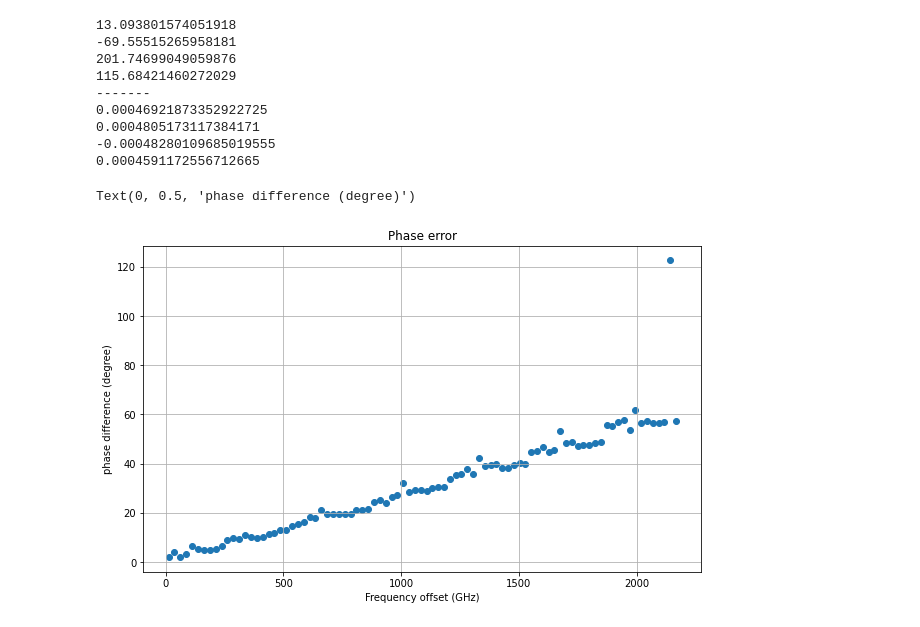
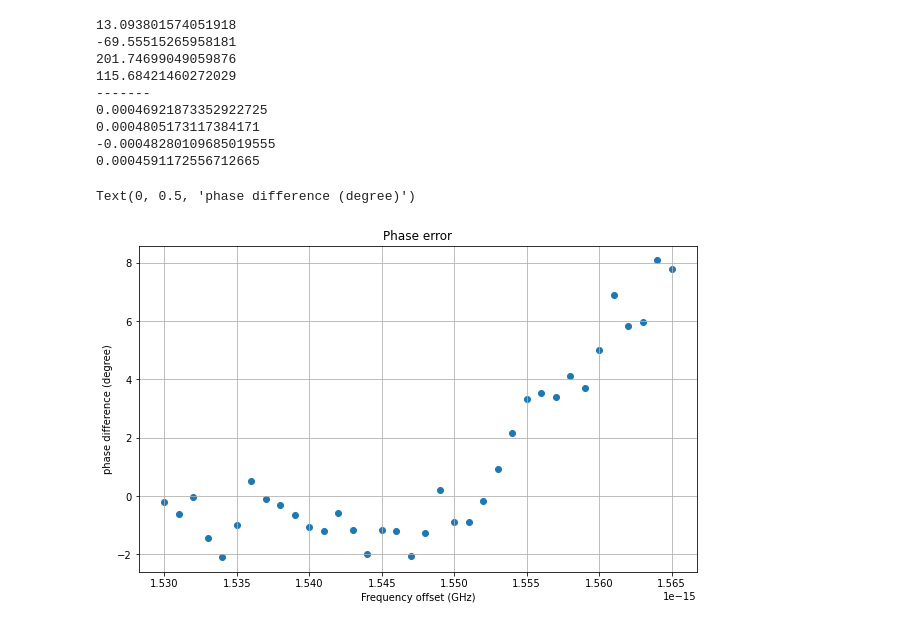
Before and after one commit to CaioRodrigues200/Photonics-training, a Jupyter notebook: Projects/Hybrid4x4/InterconnectFiles/MMI4x4_Interconnect.ipynb, the cells around one changed output. Cells and saved outputs as stored; diff of their text form; code cells hidden in the pictures.

```diff
--- a/Projects/Hybrid4x4/InterconnectFiles/MMI4x4_Interconnect.ipynb
+++ b/Projects/Hybrid4x4/InterconnectFiles/MMI4x4_Interconnect.ipynb
@@ -126,43 +126,53 @@ print(fit_QP['amp'])
 -0.00048280109685019555
 0.0004591172556712665
 # %%
-LaserArray = np.arange(1547.6e-9 , 1565e-9, 0.2e-9)
-PhaseArray = np.zeros((len(LaserArray)))
-FreqArray = abs(c/LaserArray - c/1547.5e-9)
+c = 299792458
+CFreqArray = np.arange(1530e-9 , 1565e-9, 1e-9)
+PError = np.zeros(len(CFreqArray))
 
-for i in range(len(LaserArray)):
+for j in range(len(CFreqArray)):
+    LaserArray = np.arange(CFreqArray[j]+0.25e-9 , CFreqArray[j]+20e-9, 0.25e-9)
+    PhaseArray = np.zeros((len(LaserArray)))
+    FreqArray = abs(c/LaserArray - c/CFreqArray[j])
     mmi.switchtodesign()
-    mmi.setnamed("CWL_1","frequency",c/LaserArray[i])
-    mmi.run()
+    mmi.setnamed("CWL_2","frequency",c/CFreqArray[j])
 
-    Result_IN = mmi.getresult('OSC_1', 'signal')
-    Result_IP = mmi.getresult('OSC_2', 'signal')
-    Result_QN = mmi.getresult('OSC_3', 'signal')
-    Result_QP = mmi.getresult('OSC_4', 'signal')
-    time = Result_IN['time']
+    for i in range(len(LaserArray)):
+        mmi.switchtodesign()
+        mmi.setnamed("CWL_1","frequency",c/LaserArray[i])
+        mmi.run()
 
-    IN = np.ndarray.flatten(Result_IN['amplitude (a.u.)'])
-    IP = np.ndarray.flatten(Result_IP['amplitude (a.u.)'])
-    QN = np.ndarray.flatten(Result_QN['amplitude (a.u.)'])
-    QP = np.ndarray.flatten(Result_QP['amplitude (a.u.)'])
-    t = np.ndarray.flatten(time)
+        Result_IN = mmi.getresult('OSC_1', 'signal')
+        Result_IP = mmi.getresult('OSC_2', 'signal')
+        Result_QN = mmi.getresult('OSC_3', 'signal')
+        Result_QP = mmi.getresult('OSC_4', 'signal')
+        time = Result_IN['time']
 
-    fit_IN = fit_sin(t, IN)
-    fit_IP = fit_sin(t, IP)
-    fit_QN = fit_sin(t, QN)
-    fit_QP = fit_sin(t, QP)
+        IN = np.ndarray.flatten(Result_IN['amplitude (a.u.)'])
+        IP = np.ndarray.flatten(Result_IP['amplitude (a.u.)'])
+        QN = np.ndarray.flatten(Result_QN['amplitude (a.u.)'])
+        QP = np.ndarray.flatten(Result_QP['amplitude (a.u.)'])
+        t = np.ndarray.flatten(time)
 
-    IPhase = fit_IP['phase']*180/np.pi
-    QPhase = fit_QN['phase']*180/np.pi
+        fit_IN = fit_sin(t, IN)
+        fit_IP = fit_sin(t, IP)
+        fit_QN = fit_sin(t, QN)
+        fit_QP = fit_sin(t, QP)
 
-    PhaseArray[i] = abs(90 - abs(QPhase - IPhase))
+        IPhase = fit_IP['phase']*180/np.pi
+        QPhase = fit_QN['phase']*180/np.pi
+
+        PhaseArray[i] = abs(90 - abs(QPhase - IPhase))
+
+    linepoly = np.polyfit(FreqArray*1e-9,PhaseArray,1)
+    PError[j] = linepoly[1]
 
 fig = plt.figure(figsize = (10, 6))
-plt.scatter(FreqArray*1e-9,PhaseArray)
+plt.scatter(CFreqArray*1e-9,PError)
 plt.grid(True)
 plt.title('Phase error')
 plt.xlabel('Frequency offset (GHz)')
 plt.ylabel('phase difference (degree)')
 # %% [output]
 Text(0, 0.5, 'phase difference (degree)')
-[figure, old version]
+[figure, new version]
```
Also changed, not shown: parts of 3 cells of this notebook, 1 other file.
